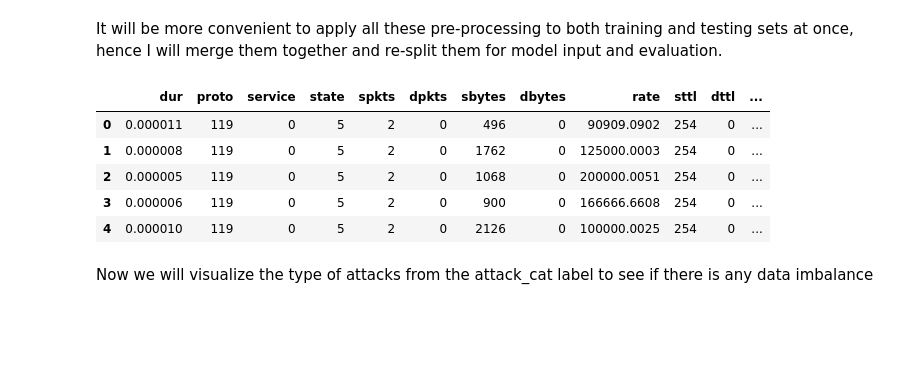
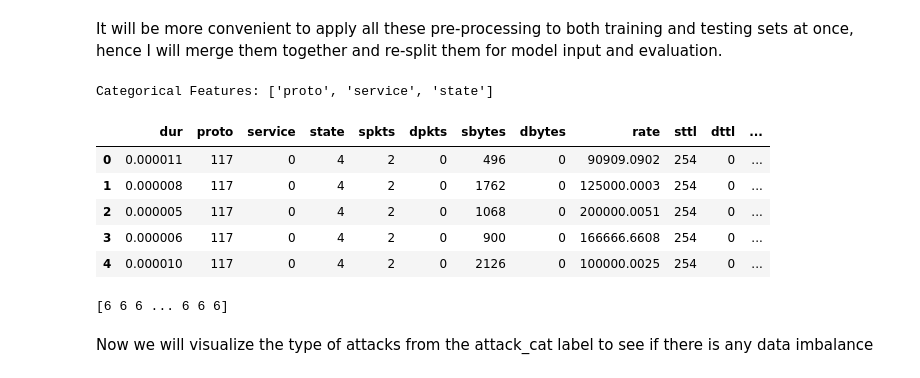
Before and after one commit to cliffpm/MLsecurity, a Jupyter notebook: Final Project/attack_classif.ipynb, the cells around one changed output. Drawn from its saved outputs; the diff is of its cells as text; code cells hidden in the pictures; blank space fills up the shorter version.

```diff
--- a/Final Project/attack_classif.ipynb
+++ b/Final Project/attack_classif.ipynb
@@ -45,24 +82,61 @@ It will be more convenient to apply all these pre-processing to both training an
 # %%
 import matplotlib.pyplot as plt
 import numpy as np
+from sklearn.compose import ColumnTransformer
+from sklearn.preprocessing import OneHotEncoder
+from sklearn.preprocessing import LabelEncoder
 
-df = pd.concat([training, testing])
-df = df.drop('id', axis = 1) # drop the id feature, irrelevant.
-df = df.reset_index(drop = True) # to re-correct the index since we merged two independant sets together
+training = training.drop(axis = 1, columns=['id'])
+testing = testing.drop(axis = 1,columns = ['id'])
+X_train, X_test = training.drop(axis = 1,columns=['attack_cat', 'label']), testing.drop(axis = 1,columns=['attack_cat', 'label'])
+y_train, y_test = training['attack_cat'], testing['attack_cat']
 
-# now we will encode categorical feature values for model to understand
-for feats in categorical_features:
-    df[feats] = df[feats].astype('category').cat.codes
 
-df['attack_cat'] = df['attack_cat'].astype('category')
-df.head()
+categorical_features = list(training.select_dtypes(include=['object']).columns)
+categorical_features.remove("attack_cat") # this is different since it is our multi-class label
+
+print(f"Categorical Features: {categorical_features}")
+
+for col in categorical_features:
+    X_train[col] = X_train[col].astype('category')
+    X_test[col] = X_test[col].astype('category')
+    X_test[col] = X_test[col].cat.set_categories(X_train[col].cat.categories)
+
+X_train_reduced, X_test_reduced = X_train, X_test
+
+# num_cols = [col for col in X_train.columns if col not in categorical_features]
+
+# preprocessor = ColumnTransformer(
+#     transformers=[
+#         ('cat', OneHotEncoder(handle_unknown='ignore', sparse_output = False), categorical_features),
+#         ('num', 'passthrough', num_cols)
+#     ]
+# )
+
+le = LabelEncoder()
+
+# preprocessor.set_output(transform = "pandas")
+
+# X_train_reduced = preprocessor.fit_transform(X_train)
+# X_test_reduced = preprocessor.transform(X_test)
+
+y_train_final = le.fit_transform(y_train)
+y_test_final = le.transform(y_test)
 # %% [output]
-|  | dur | proto | service | state | spkts | dpkts | sbytes | dbytes | rate | sttl | dttl | ... |
-| 0 | 0.000011 | 119 | 0 | 5 | 2 | 0 | 496 | 0 | 90909.0902 | 254 | 0 | ... |
-| 1 | 0.000008 | 119 | 0 | 5 | 2 | 0 | 1762 | 0 | 125000.0003 | 254 | 0 | ... |
-| 2 | 0.000005 | 119 | 0 | 5 | 2 | 0 | 1068 | 0 | 200000.0051 | 254 | 0 | ... |
-| 3 | 0.000006 | 119 | 0 | 5 | 2 | 0 | 900 | 0 | 166666.6608 | 254 | 0 | ... |
-| 4 | 0.000010 | 119 | 0 | 5 | 2 | 0 | 2126 | 0 | 100000.0025 | 254 | 0 | ... |
+Categorical Features: ['proto', 'service', 'state']
+# %%
+X_train_reduced.head()
+# %% [output]
+|  | dur | proto | service | state | spkts | dpkts | sbytes | dbytes | rate | sttl | dttl | ... |
+| 0 | 0.000011 | 117 | 0 | 4 | 2 | 0 | 496 | 0 | 90909.0902 | 254 | 0 | ... |
+| 1 | 0.000008 | 117 | 0 | 4 | 2 | 0 | 1762 | 0 | 125000.0003 | 254 | 0 | ... |
+| 2 | 0.000005 | 117 | 0 | 4 | 2 | 0 | 1068 | 0 | 200000.0051 | 254 | 0 | ... |
+| 3 | 0.000006 | 117 | 0 | 4 | 2 | 0 | 900 | 0 | 166666.6608 | 254 | 0 | ... |
+| 4 | 0.000010 | 117 | 0 | 4 | 2 | 0 | 2126 | 0 | 100000.0025 | 254 | 0 | ... |
+# %%
+print(y_train_final)
+# %% [output]
+[6 6 6 ... 6 6 6]
 # %% [markdown]
 Now we will visualize the type of attacks from the attack_cat label to see if there is any data imbalance
 # %%
```
Also changed, not shown: parts of 20 cells of this notebook, 1 other file.
